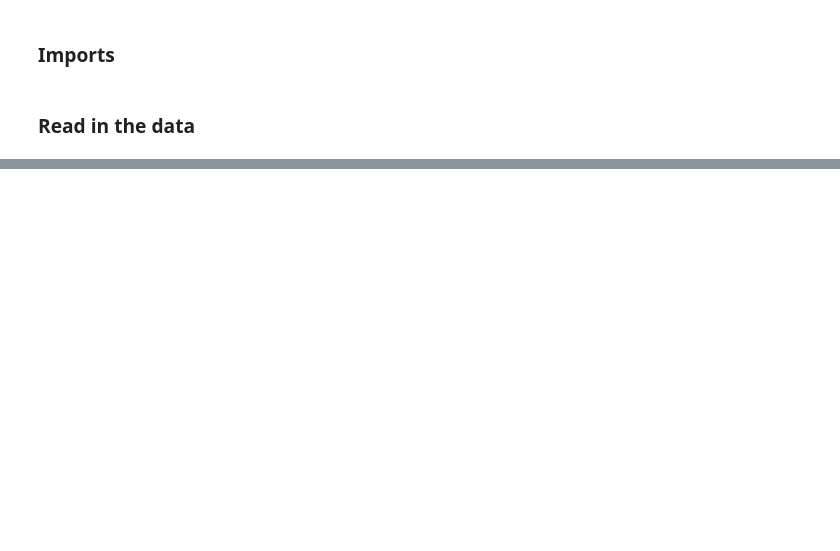
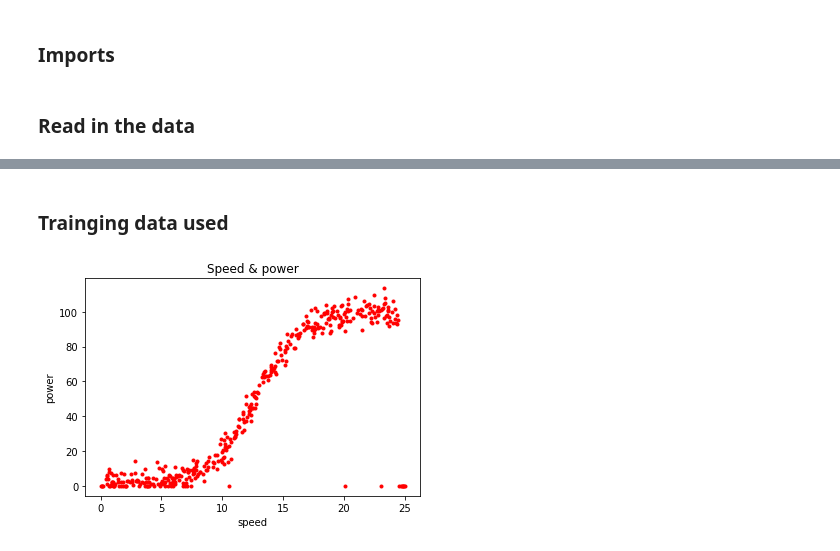
Before and after one commit to KennyThomas/Emerging-Technologies-Project, a Jupyter notebook: Model.ipynb, the cells around one changed output, grey strips where cells are left out. Saved outputs shown, nothing was run; the diff lists cells and outputs as text; code cells hidden in the pictures; blank space fills up the shorter version.

```diff
--- a/Model.ipynb
+++ b/Model.ipynb
@@ -23,0 +45,10 @@ with open('Data.csv', 'r') as f:
+# %% [markdown]
+### Trainging data used
+# %%
+plt.plot(xtrain, ytrain,'r.')
+plt.title('Speed & power')
+plt.xlabel('speed')
+plt.ylabel('power')
+plt.show()
+# %% [output]
+[figure, added]
```
Also changed, not shown: parts of 14 cells of this notebook, 1 other file.
